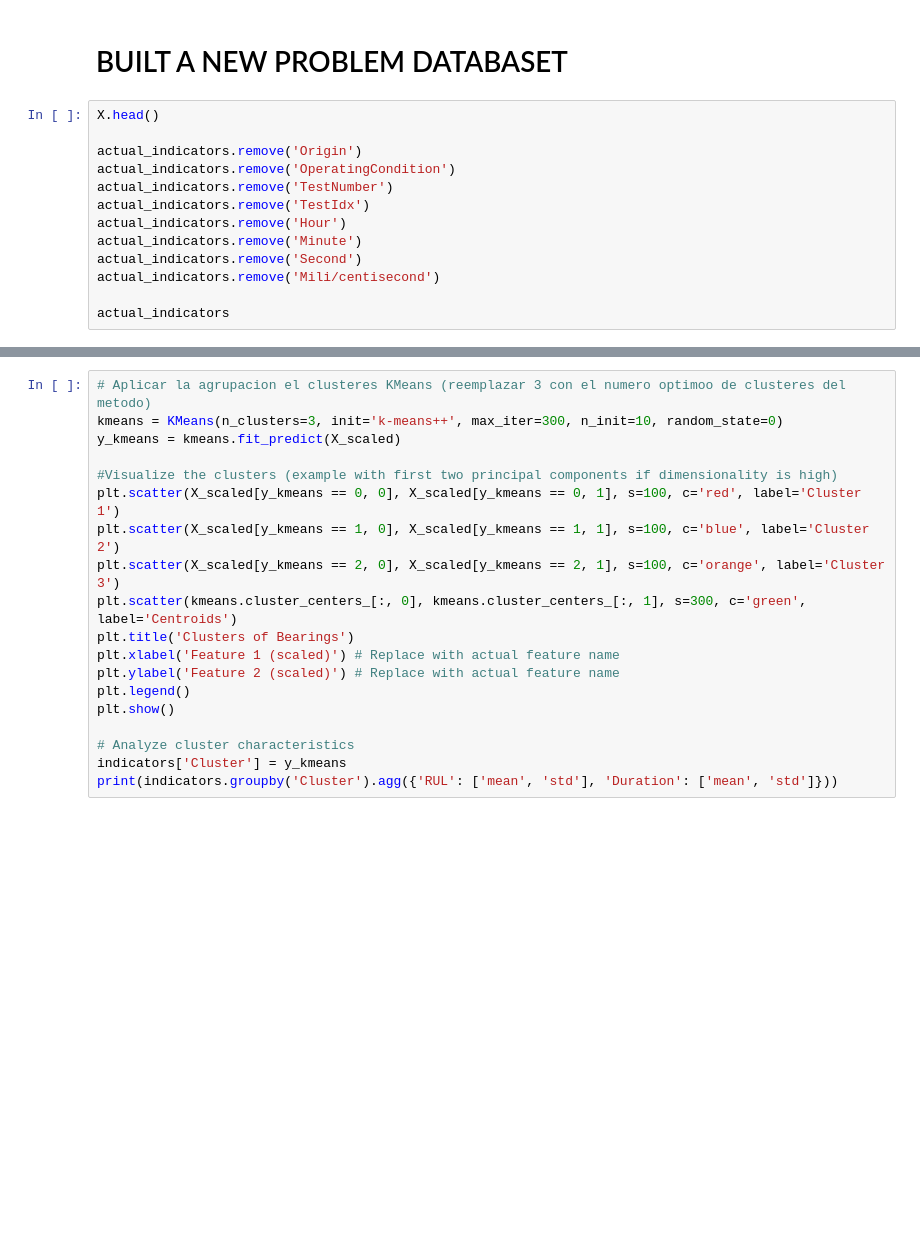
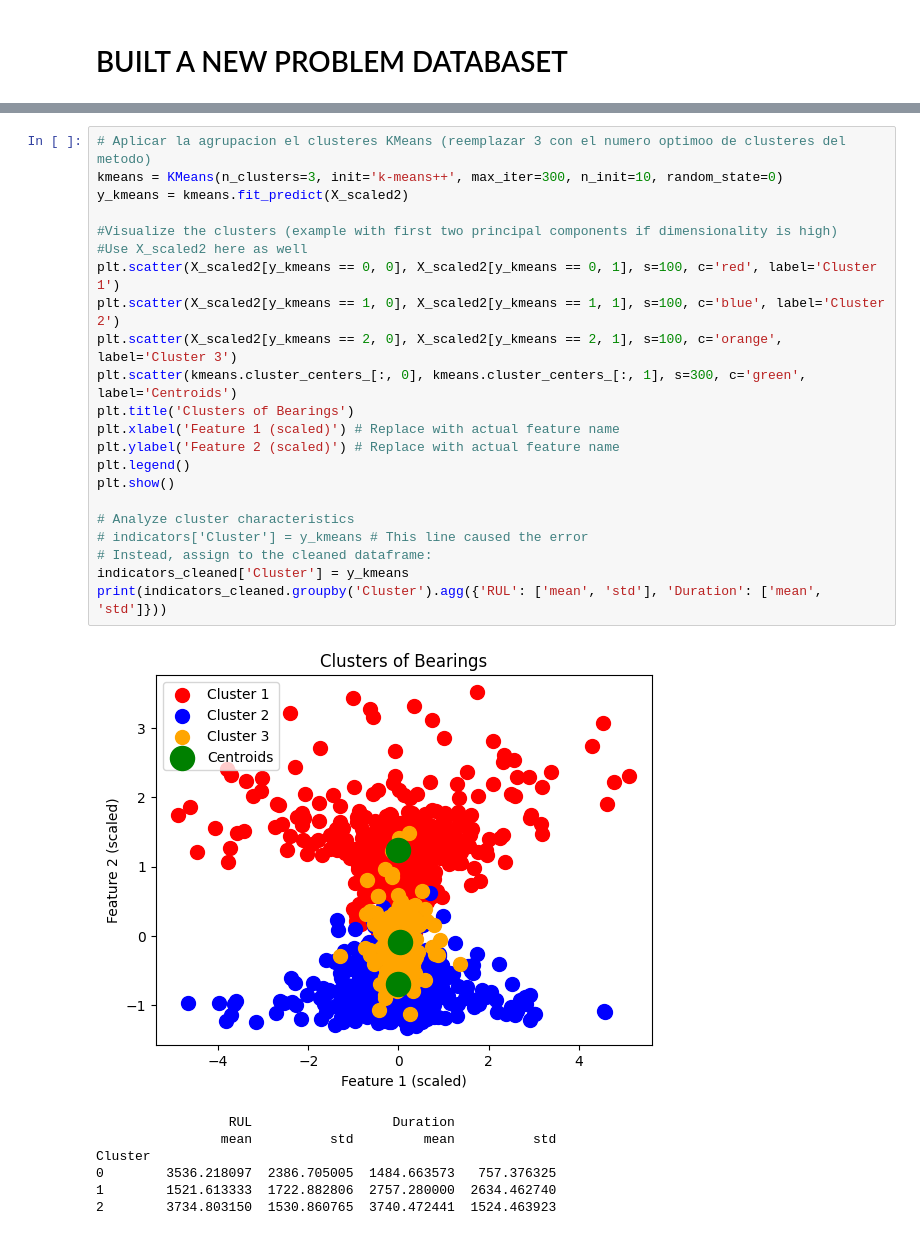
Before and after one commit to NereaDJ/AR, a Jupyter notebook: src/05_DIY_Model.ipynb, the cells around one changed output, grey strips where cells are left out. Saved outputs shown, nothing was run; the diff lists cells and outputs as text; blank space fills up the shorter version.

```diff
--- a/src/05_DIY_Model.ipynb
+++ b/src/05_DIY_Model.ipynb
@@ -379,16 +337,3 @@ y = indicators_cleaned[target_variable]
 #Deployment: A function that, given a file path reads, extracts indicators, runs model and returns a label.
 # %% [markdown]
 # BUILT A NEW PROBLEM DATABASET
-# %%
-X.head()
-
-actual_indicators.remove('Origin')
-actual_indicators.remove('OperatingCondition')
-actual_indicators.remove('TestNumber')
-actual_indicators.remove('TestIdx')
-actual_indicators.remove('Hour')
-actual_indicators.remove('Minute')
-actual_indicators.remove('Second')
-actual_indicators.remove('Mili/centisecond')
-
-actual_indicators
@@ -475,20 +411,31 @@ plt.show()
 # %%
 # Aplicar la agrupacion el clusteres KMeans (reemplazar 3 con el numero optimoo de clusteres del metodo)
 kmeans = KMeans(n_clusters=3, init='k-means++', max_iter=300, n_init=10, random_state=0)
-y_kmeans = kmeans.fit_predict(X_scaled)
+y_kmeans = kmeans.fit_predict(X_scaled2)
 
 #Visualize the clusters (example with first two principal components if dimensionality is high)
-plt.scatter(X_scaled[y_kmeans == 0, 0], X_scaled[y_kmeans == 0, 1], s=100, c='red', label='Cluster 1')
-plt.scatter(X_scaled[y_kmeans == 1, 0], X_scaled[y_kmeans == 1, 1], s=100, c='blue', label='Cluster 2')
-plt.scatter(X_scaled[y_kmeans == 2, 0], X_scaled[y_kmeans == 2, 1], s=100, c='orange', label='Cluster 3')
+#Use X_scaled2 here as well
+plt.scatter(X_scaled2[y_kmeans == 0, 0], X_scaled2[y_kmeans == 0, 1], s=100, c='red', label='Cluster 1')
+plt.scatter(X_scaled2[y_kmeans == 1, 0], X_scaled2[y_kmeans == 1, 1], s=100, c='blue', label='Cluster 2')
+plt.scatter(X_scaled2[y_kmeans == 2, 0], X_scaled2[y_kmeans == 2, 1], s=100, c='orange', label='Cluster 3')
 plt.scatter(kmeans.cluster_centers_[:, 0], kmeans.cluster_centers_[:, 1], s=300, c='green', label='Centroids')
 plt.title('Clusters of Bearings')
 plt.xlabel('Feature 1 (scaled)') # Replace with actual feature name
 plt.ylabel('Feature 2 (scaled)') # Replace with actual feature name
 plt.legend()
 plt.show()
 
 # Analyze cluster characteristics
-indicators['Cluster'] = y_kmeans
-print(indicators.groupby('Cluster').agg({'RUL': ['mean', 'std'], 'Duration': ['mean', 'std']}))
+# indicators['Cluster'] = y_kmeans # This line caused the error
+# Instead, assign to the cleaned dataframe:
+indicators_cleaned['Cluster'] = y_kmeans
+print(indicators_cleaned.groupby('Cluster').agg({'RUL': ['mean', 'std'], 'Duration': ['mean', 'std']}))
+# %% [output]
+[figure, added]
+                 RUL                  Duration
+                mean          std         mean          std
+Cluster
+0        3536.218097  2386.705005  1484.663573   757.376325
+1        1521.613333  1722.882806  2757.280000  2634.462740
+2        3734.803150  1530.860765  3740.472441  1524.463923
 # %%
```
Also changed, not shown: parts of 11 cells of this notebook.
